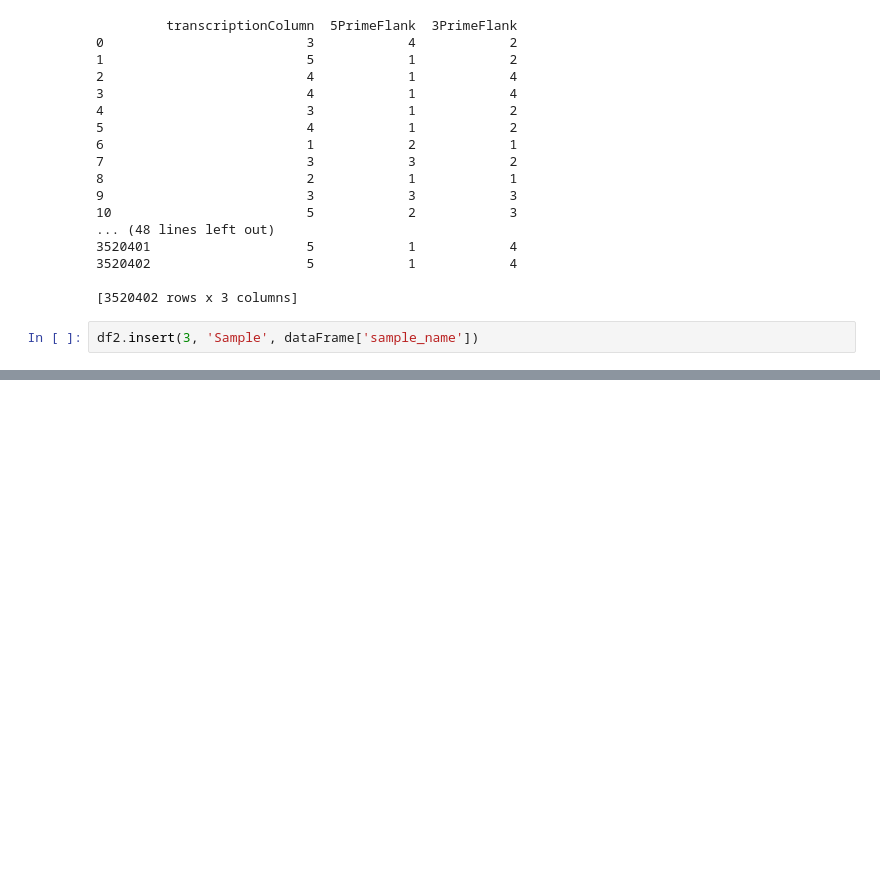
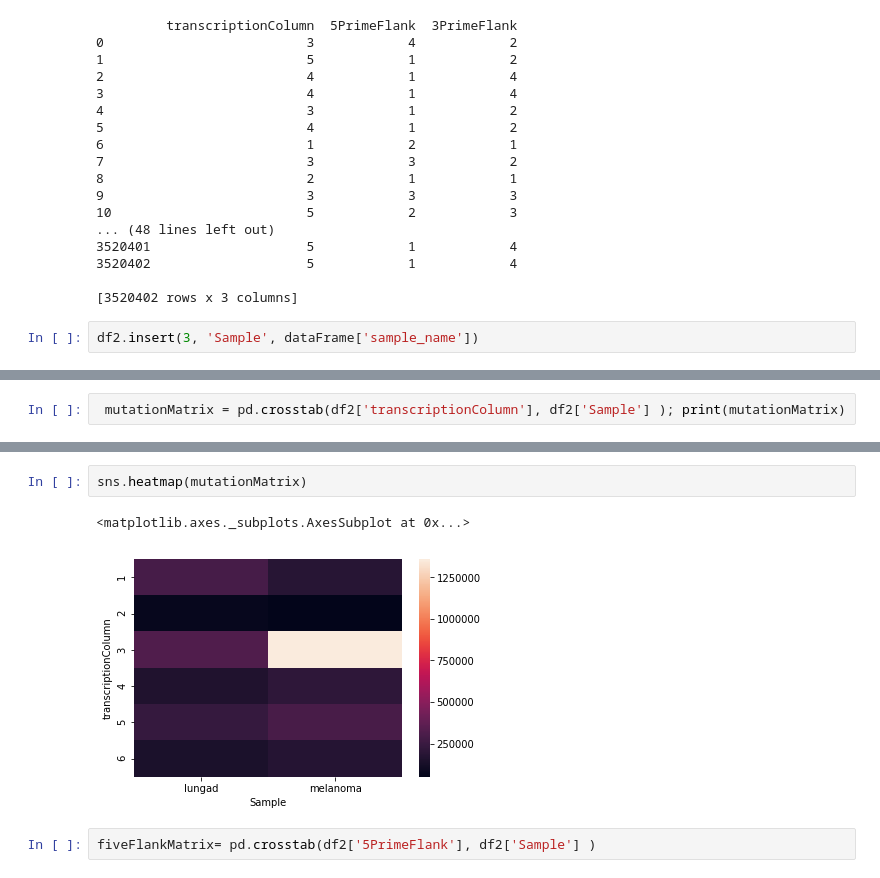
Before and after one commit to dunkelhaus/cancerTherapy, a Jupyter notebook: analysis/Mutation Analysis.ipynb, the cells around one changed output, grey strips where cells are left out. Saved outputs shown, nothing was run; the diff lists cells and outputs as text; blank space fills up the shorter version.

```diff
--- a/analysis/Mutation Analysis.ipynb
+++ b/analysis/Mutation Analysis.ipynb
@@ -241,0 +249,2 @@ df2
+# %%
+ mutationMatrix = pd.crosstab(df2['transcriptionColumn'], df2['Sample'] ); print(mutationMatrix)
@@ -241,0 +260,7 @@ df2
+# %%
+sns.heatmap(mutationMatrix)
+# %% [output]
+<matplotlib.axes._subplots.AxesSubplot at 0x...>
+[figure, added]
+# %%
+fiveFlankMatrix= pd.crosstab(df2['5PrimeFlank'], df2['Sample'] )
```
Also changed, not shown: parts of 6 cells of this notebook.
